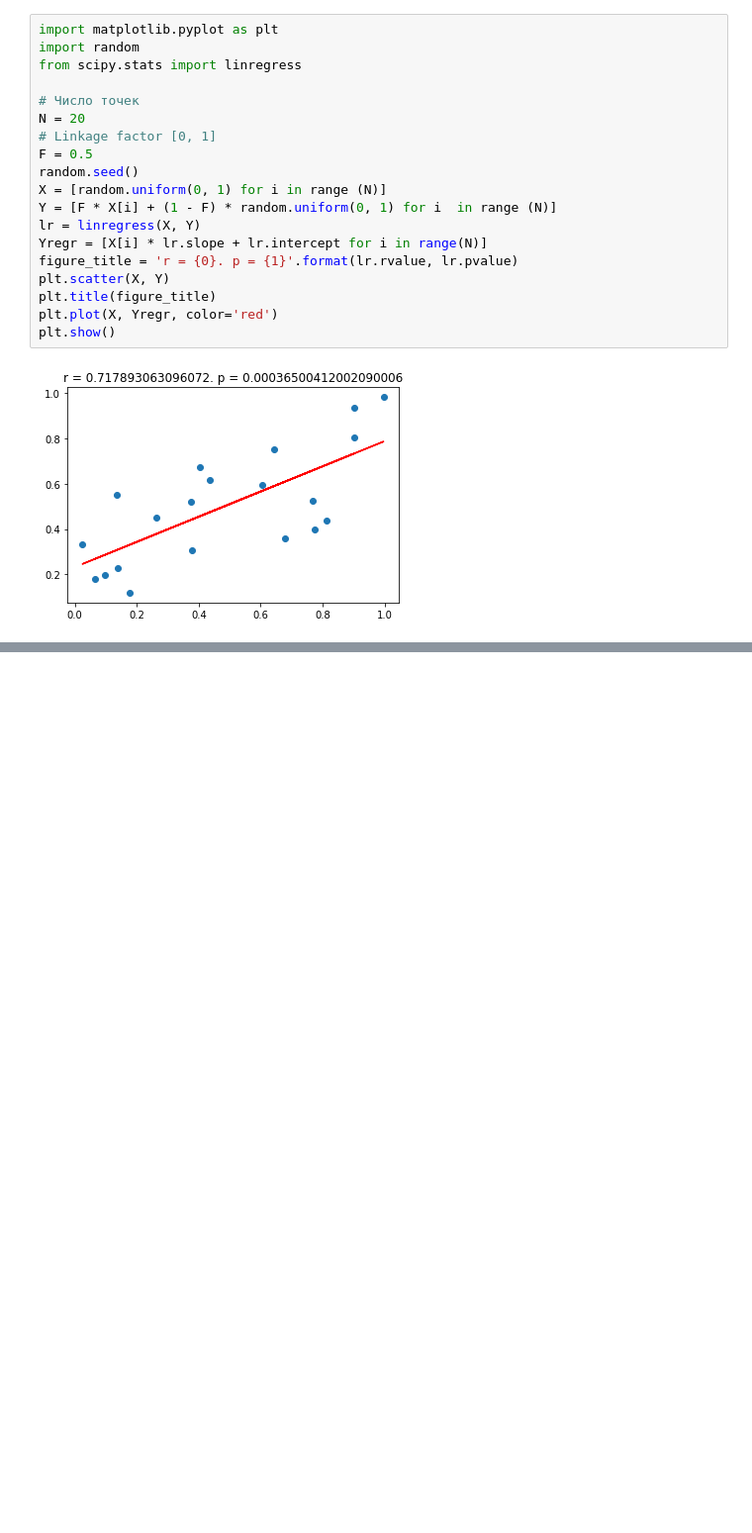
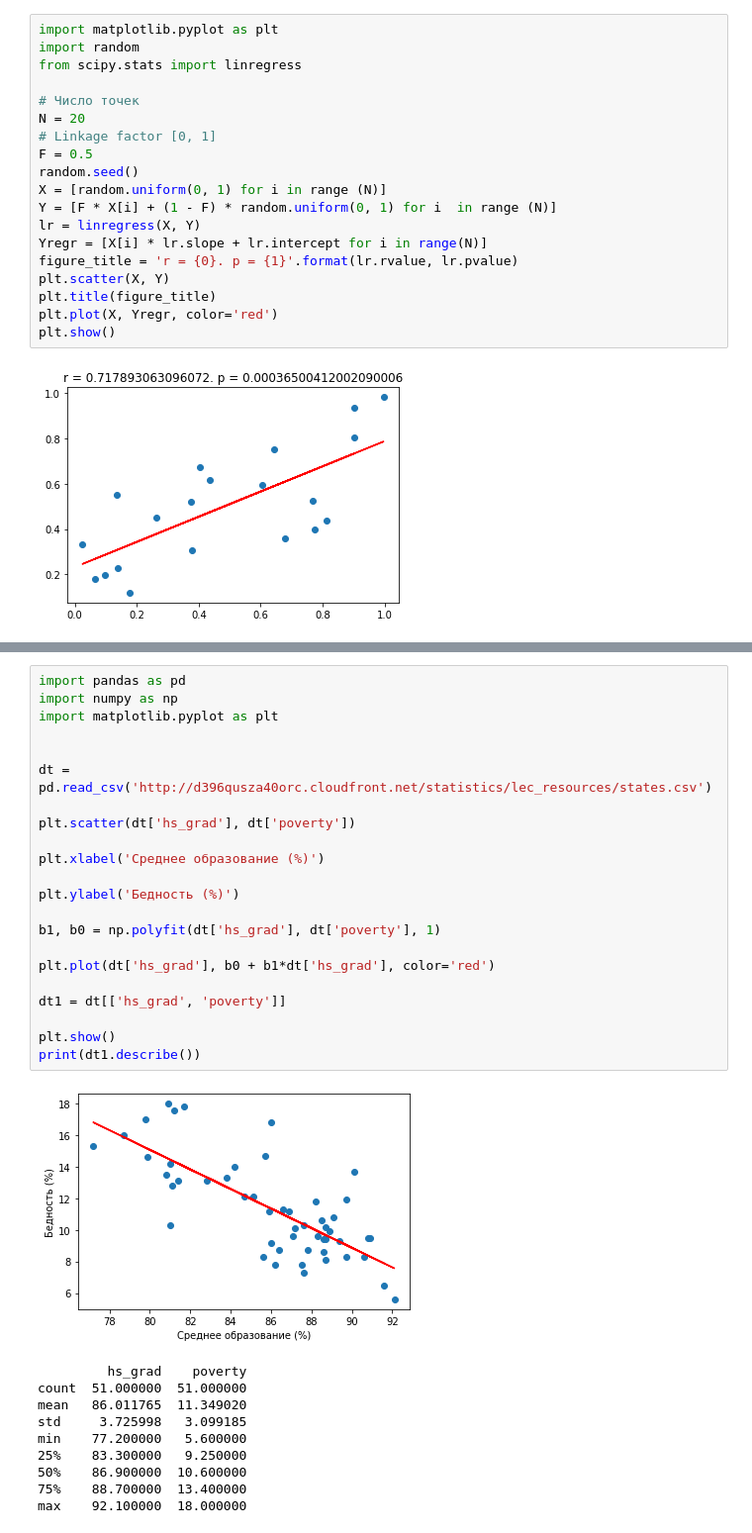
Before and after one commit to artemsaw/statistics_basic, a Jupyter notebook: linear_regression.ipynb, the cells around one changed output, grey strips where cells are left out. Shown: that part at 99% size. Saved outputs shown, nothing was run; the diff lists cells and outputs as text; blank space fills up the shorter version.

```diff
--- a/linear_regression.ipynb
+++ b/linear_regression.ipynb
@@ -45,0 +35,33 @@ frame
+# %%
+import pandas as pd
+import numpy as np
+import matplotlib.pyplot as plt
+
+
+dt = pd.read_csv('http://d396qusza40orc.cloudfront.net/statistics/lec_resources/states.csv')
+
+plt.scatter(dt['hs_grad'], dt['poverty'])
+
+plt.xlabel('Среднее образование (%)')
+
+plt.ylabel('Бедность (%)')
+
+b1, b0 = np.polyfit(dt['hs_grad'], dt['poverty'], 1)
+
+plt.plot(dt['hs_grad'], b0 + b1*dt['hs_grad'], color='red')
+
+dt1 = dt[['hs_grad', 'poverty']]
+
+plt.show()
+print(dt1.describe())
+# %% [output]
+[figure, added]
+         hs_grad    poverty
+count  51.000000  51.000000
+mean   86.011765  11.349020
+std     3.725998   3.099185
+min    77.200000   5.600000
+25%    83.300000   9.250000
+50%    86.900000  10.600000
+75%    88.700000  13.400000
+max    92.100000  18.000000
```
Also changed, not shown: parts of 3 cells of this notebook.
